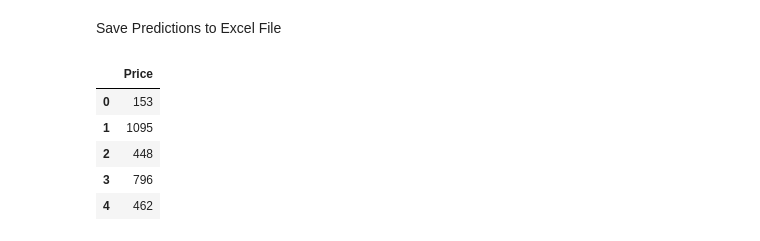
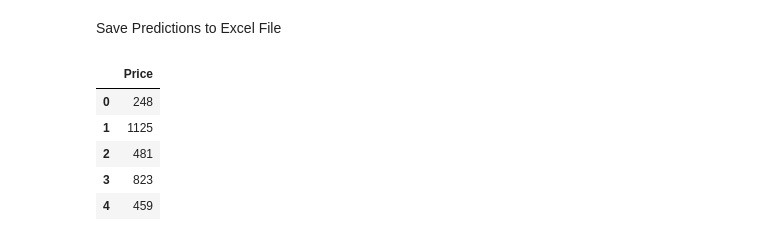
Before and after one commit to schatz06/EPL448_Project, a Jupyter notebook: Project.ipynb, the cells around one changed output. Saved outputs shown, nothing was run; the diff lists cells and outputs as text; code cells hidden in the pictures.

```diff
--- a/Project.ipynb
+++ b/Project.ipynb
@@ -329,11 +329,9 @@ from keras.losses import binary_crossentropy
 # Start neural network
 network2 = models.Sequential()
 
-# Add fully connected layer with a ReLU activation function
-network2.add(layers.Dense(units=32, activation='sigmoid', input_shape=(train_set.shape[1],)))
+network2.add(layers.Dense(units=50, activation='sigmoid', input_shape=(train_set.shape[1],)))
 
-# Add fully connected layer with a ReLU activation function
-network2.add(RBFLayer(10, 0.5))
+network2.add(RBFLayer(400, 0.4))
 
 # Add fully connected layer with no activation function
 network2.add(layers.Dense(units=1,activation='sigmoid'))
@@ -343,7 +341,7 @@ network2.compile(optimizer='rmsprop', loss=binary_crossentropy)
 # Train neural network
 history2 = network2.fit(train_set, # Features
                       y_train_set, # Target vector
-                      epochs=30, # Number of epochs
+                      epochs=40, # Number of epochs
                       verbose=1, # Output
                       batch_size=100, # Number of observations per batch
                       validation_data=(validation_set,y_validation_set)) # Data for evaluation
@@ -360,15 +358,15 @@ actual_prices2 = (predictions2*(y_train_set_max - y_train_set_min)) + y_train_se
 # %% [markdown]
 Save Predictions to Excel File
 # %%
-df2 = pd.DataFrame(actual_prices.astype(int))
+df2 = pd.DataFrame(actual_prices2.astype(int))
 df2.columns=['Price']
 filepath = 'Predictions2.xlsx'
 df2.to_excel(filepath, index=False)
 df2.head()
 # %% [output]
 |  | Price |
-| 0 | 153 |
-| 1 | 1095 |
-| 2 | 448 |
-| 3 | 796 |
-| 4 | 462 |
+| 0 | 248 |
+| 1 | 1125 |
+| 2 | 481 |
+| 3 | 823 |
+| 4 | 459 |
```
Also changed, not shown: parts of 4 cells of this notebook.
